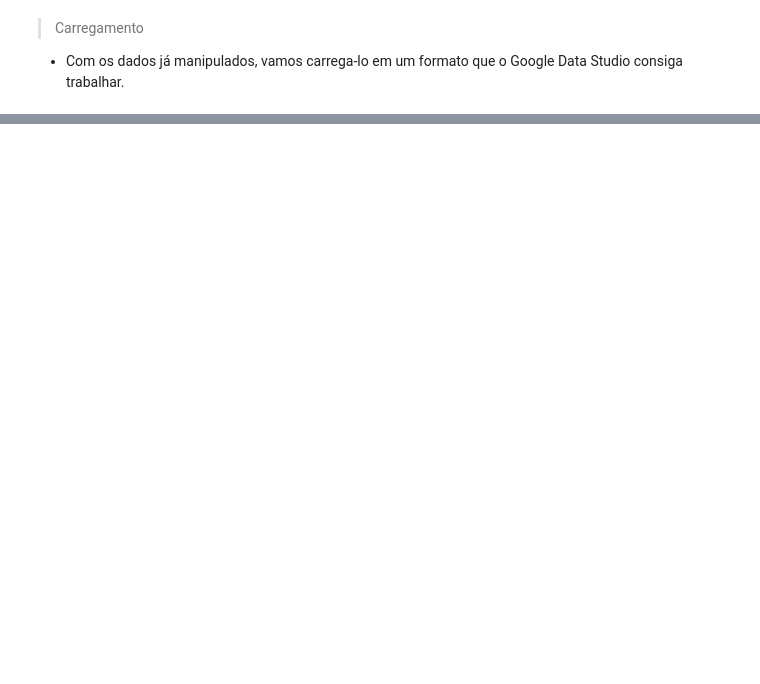
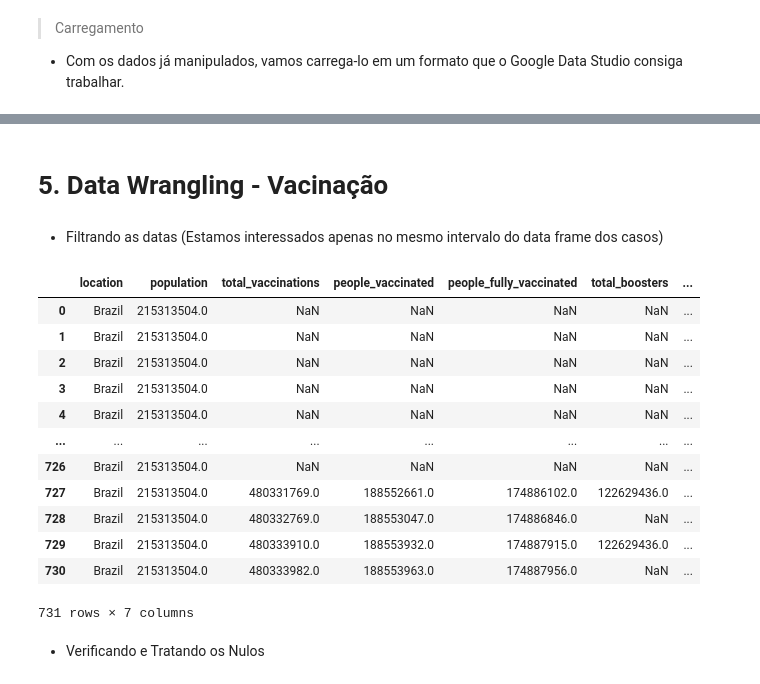
Before and after one commit to LeonardoLaino/covid-analysis-br, a Jupyter notebook: covid_analysis.ipynb, the cells around one changed output, grey strips where cells are left out. Saved outputs shown, nothing was run; the diff lists cells and outputs as text; code cells hidden in the pictures; blank space fills up the shorter version.

```diff
--- a/covid_analysis.ipynb
+++ b/covid_analysis.ipynb
@@ -42,4 +42,6 @@ from datetime import timedelta, datetime
 from typing import Iterator
 import warnings
 warnings.filterwarnings("ignore", category=DeprecationWarning)
+pd.options.display.max_columns = 100
+pd.options.display.max_rows = 100
 # %% [markdown]
@@ -336,0 +299,2 @@ df_cases_wrangled.to_csv('./covid-cases-wrangled', sep= ',', index= False)
+# %%
+vaccines = pd.read_csv('https://covid.ourworldindata.org/data/owid-covid-data.csv', sep= ',', parse_dates=[3], infer_datetime_format= True, low_memory= False)
@@ -336,0 +316,3 @@ df_cases_wrangled.to_csv('./covid-cases-wrangled', sep= ',', index= False)
+# %%
+vaccines_br = vaccines.query('location == "Brazil"').reset_index(drop= True).copy(deep= True)
+vaccines_br.shape
@@ -336,0 +323,2 @@ df_cases_wrangled.to_csv('./covid-cases-wrangled', sep= ',', index= False)
+# %%
+vaccines_br = vaccines_br[['location', 'population', 'total_vaccinations', 'people_vaccinated', 'people_fully_vaccinated', 'total_boosters', 'date']]
@@ -336,0 +334,4 @@ df_cases_wrangled.to_csv('./covid-cases-wrangled', sep= ',', index= False)
+# %% [markdown]
+# 5. Data Wrangling - Vacinação
+# %% [markdown]
+* Filtrando as datas (Estamos interessados apenas no mesmo intervalo do data frame dos casos)
@@ -336,0 +341,19 @@ df_cases_wrangled.to_csv('./covid-cases-wrangled', sep= ',', index= False)
+# %%
+vaccines_br = vaccines_br.query('date>=@data_inicial & date<=@data_final').reset_index(drop= True)
+vaccines_br
+# %% [output]
+|  | location | population | total_vaccinations | people_vaccinated | people_fully_vaccinated | total_boosters | ... |
+| 0 | Brazil | 215313504.0 | NaN | NaN | NaN | NaN | ... |
+| 1 | Brazil | 215313504.0 | NaN | NaN | NaN | NaN | ... |
+| 2 | Brazil | 215313504.0 | NaN | NaN | NaN | NaN | ... |
+| 3 | Brazil | 215313504.0 | NaN | NaN | NaN | NaN | ... |
+| 4 | Brazil | 215313504.0 | NaN | NaN | NaN | NaN | ... |
+| ... | ... | ... | ... | ... | ... | ... | ... |
+| 726 | Brazil | 215313504.0 | NaN | NaN | NaN | NaN | ... |
+| 727 | Brazil | 215313504.0 | 480331769.0 | 188552661.0 | 174886102.0 | 122629436.0 | ... |
+| 728 | Brazil | 215313504.0 | 480332769.0 | 188553047.0 | 174886846.0 | NaN | ... |
+| 729 | Brazil | 215313504.0 | 480333910.0 | 188553932.0 | 174887915.0 | 122629436.0 | ... |
+| 730 | Brazil | 215313504.0 | 480333982.0 | 188553963.0 | 174887956.0 | NaN | ... |
+731 rows × 7 columns
+# %% [markdown]
+* Verificando e Tratando os Nulos
```
Also changed, not shown: parts of 30 cells of this notebook, 2 other files.
